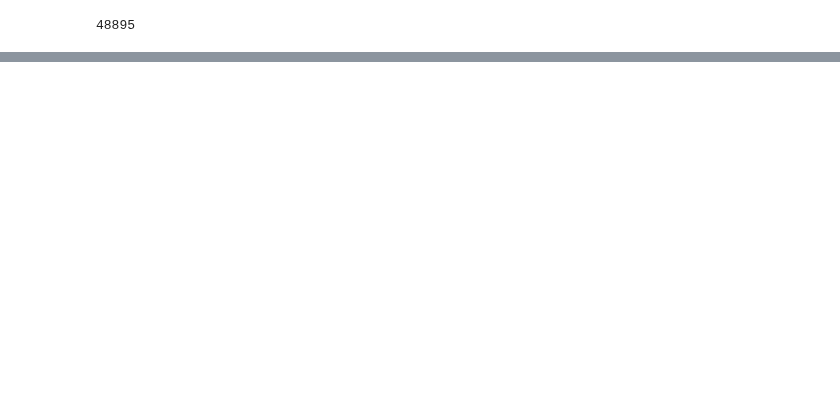
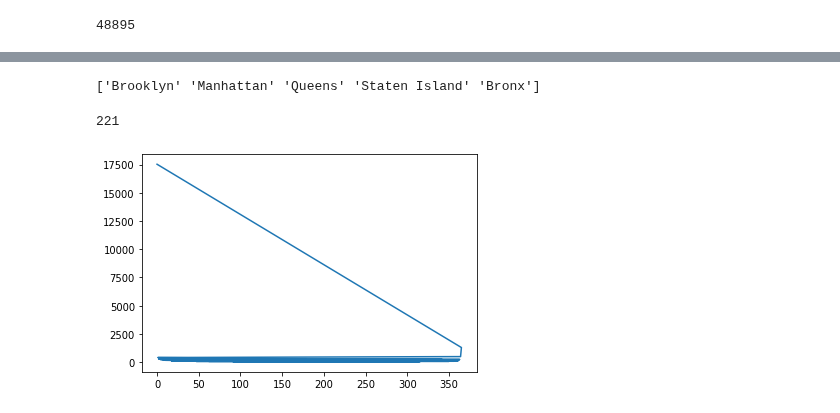
Before and after one commit to SaurabhAradwad/EDA-Airbnb-NYC-, a Jupyter notebook: Airbnb_Bookings_Analysis_Capstone_Project.ipynb, the cells around one changed output, grey strips where cells are left out. Cells and saved outputs as stored; diff of their text form; code cells hidden in the pictures; blank space fills up the shorter version.

```diff
--- a/Airbnb_Bookings_Analysis_Capstone_Project.ipynb
+++ b/Airbnb_Bookings_Analysis_Capstone_Project.ipynb
@@ -102,5 +97,5 @@ airbnb
 # %%
 # Which are the busiest or least busy areas according to customers or hosts and why?
 
-airbnb.drop(['id','name','last_review','number_of_reviews'], axis=1, inplace=True)
-airbnb.head()
+# airbnb.drop(['id','name','last_review','number_of_reviews'], axis=1, inplace=True)
+# airbnb.head()
@@ -147,5 +199,7 @@ dtype: int64
 # %%
 # Which are the busiest or least busy areas according to customers or hosts and why?
 
-airbnb.drop(['id','name','last_review','number_of_reviews'], axis=1, inplace=True)
+# Droping some of the columns for further analysis(selction of columns is done on the basis of areas and host info)
+
+airbnb.drop(['id','name','latitude','longitude','number_of_reviews','last_review','reviews_per_month'], axis=1, inplace=True)
 airbnb.head()
@@ -151,0 +213,8 @@ airbnb.head()
+# %%
+# Examining the unique values of n_group as this column will appear very handy for later analysis
+
+u_neighbourhood_group = airbnb.neighbourhood_group.unique()
+
+print(u_neighbourhood_group)
+# %% [output]
+['Brooklyn' 'Manhattan' 'Queens' 'Staten Island' 'Bronx']
@@ -151,0 +226,4 @@ airbnb.head()
+# %%
+len(U_ne)
+# %% [output]
+221
@@ -151,0 +232,5 @@ airbnb.head()
+# %%
+#
+pd.value_counts(airbnb['availability_365']).plot(kind="line");
+# %% [output]
+[figure, added]
```
Also changed, not shown: parts of 18 cells of this notebook.
